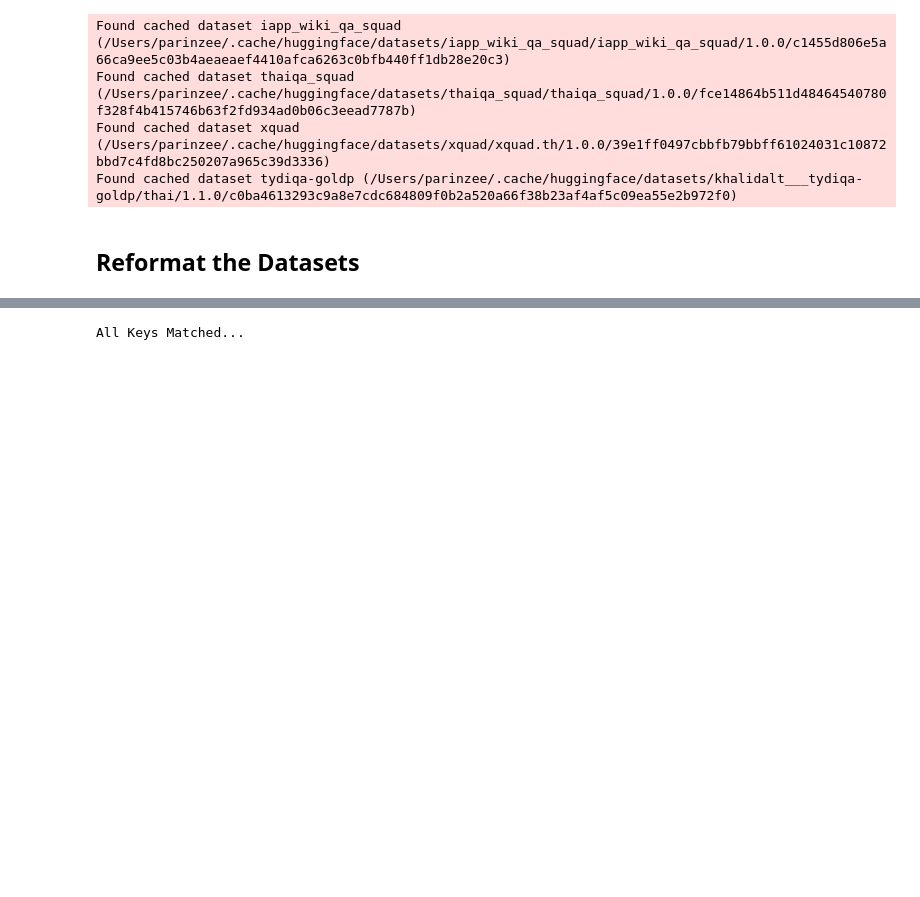
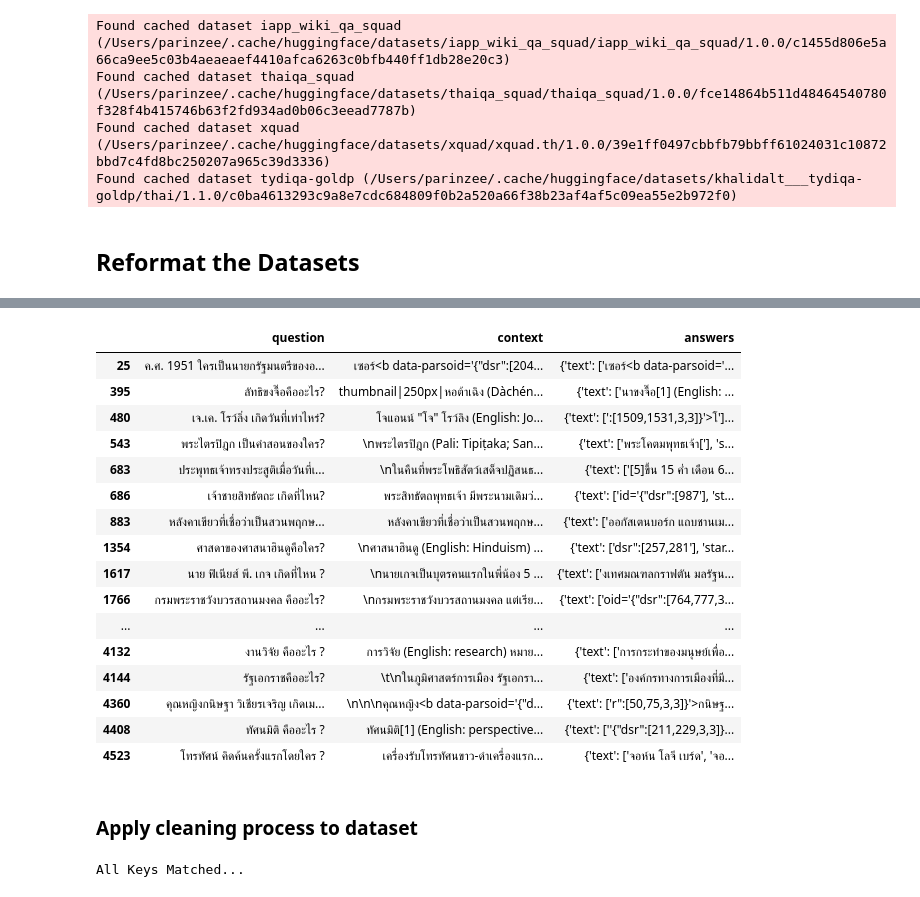
Before and after one commit to parinzee/cross-lingual-data-augmentation-for-thai-qa, a Jupyter notebook: 01_Prepare_Dataset.ipynb, the cells around one changed output, grey strips where cells are left out. Cells and saved outputs as stored; diff of their text form; code cells hidden in the pictures; blank space fills up the shorter version.

```diff
--- a/01_Prepare_Dataset.ipynb
+++ b/01_Prepare_Dataset.ipynb
@@ -134,0 +219,20 @@ def sanity_check(datasets):
+# %%
+tydiqa[tydiqa["answers"].apply(lambda x: any(["[" in y for y in x["text"]]))]
+# %% [output]
+|  | question | context | answers |
+| 25 | ค.ศ. 1951 ใครเป็นนายกรัฐมนตรีของอ... | เซอร์<b data-parsoid='{"dsr":[204... | {'text': ['เซอร์<b data-parsoid='... |
+| 395 | ลัทธิขงจื๊อคืออะไร? | thumbnail|250px|หอต้าเฉิง (Dàchén... | {'text': ['นาขงจื๊อ[1] (English: ... |
+| 480 | เจ.เค. โรว์ลิ่ง เกิดวันที่เท่าไหร่? | โจแอนน์ "โจ" โรว์ลิง (English: Jo... | {'text': [':[1509,1531,3,3]}'>โ']... |
+| 543 | พระไตรปิฎก เป็นคำสอนของใคร? | \nพระไตรปิฎก (Pali: Tipiṭaka; San... | {'text': ['พระโคตมพุทธเจ้า['], 's... |
+| 683 | ประพุทธเจ้าทรงประสูติเมื่อวันที่เ... | \nในคืนที่พระโพธิสัตว์เสด็จปฏิสนธ... | {'text': ['[5]ขึ้น 15 ค่ำ เดือน 6... |
+| 686 | เจ้าชายสิทธัตถะ เกิดที่ไหน? | พระสิทธัตถพุทธเจ้า มีพระนามเดิมว่... | {'text': ['id='{"dsr":[987'], 'st... |
+| 883 | หลังคาเขียวที่เชื่อว่าเป็นสวนพฤกษ... | หลังคาเขียวที่เชื่อว่าเป็นสวนพฤกษ... | {'text': ['ออกัสเตนบอร์ก แถบชานเม... |
+| 1354 | ศาสดาของศาสนาฮินดูคือใคร? | \nศาสนาฮินดู (English: Hinduism) ... | {'text': ['dsr":[257,281'], 'star... |
+| 1617 | นาย ฟิเนียส์ พี. เกจ เกิดที่ไหน ? | \nนายเกจเป็นบุตรคนแรกในพี่น้อง 5 ... | {'text': ['งเทศมณฑลกราฟตัน มลรัฐน... |
+| 1766 | กรมพระราชวังบวรสถานมงคล คืออะไร? | \nกรมพระราชวังบวรสถานมงคล แต่เรีย... | {'text': ['oid='{"dsr":[764,777,3... |
+| ... | ... | ... | ... |
+| 4132 | งานวิจัย คืออะไร ? | การวิจัย (English: research) หมาย... | {'text': ['การกระทำของมนุษย์เพื่อ... |
+| 4144 | รัฐเอกราชคืออะไร? | \t\nในภูมิศาสตร์การเมือง รัฐเอกรา... | {'text': ['องค์กรทางการเมืองที่มี... |
+| 4360 | คุณหญิงกนิษฐา วิเชียรเจริญ เกิดเม... | \n\n\nคุณหญิง<b data-parsoid='{"d... | {'text': ['r":[50,75,3,3]}'>กนิษฐ... |
+| 4408 | ทัศนมิติ คืออะไร ? | ทัศนมิติ[1] (English: perspective... | {'text': [''{"dsr":[211,229,3,3]}... |
+| 4523 | โทรทัศน์ คิดค้นครั้งแรกโดยใคร ? | เครื่องรับโทรทัศนขาว-ดำเครื่องแรก... | {'text': ['จอห์น โลจี เบร์ด', 'จอ... |
@@ -135,3 +245,5 @@ def sanity_check(datasets):
+# %% [markdown]
+### Apply cleaning process to dataset
 # %%
 iapp = iapp.apply(lambda x: process_row(x, "text", "answer_start"), axis=1)
 thaiqa = thaiqa.apply(lambda x: process_row(x, "answer", "answer_begin_position"), axis=1)
```
Also changed, not shown: parts of 15 cells of this notebook, 1 other file.
